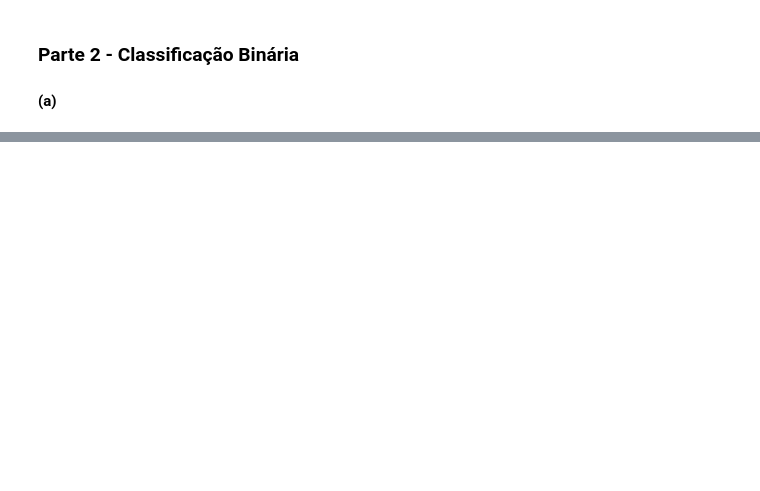
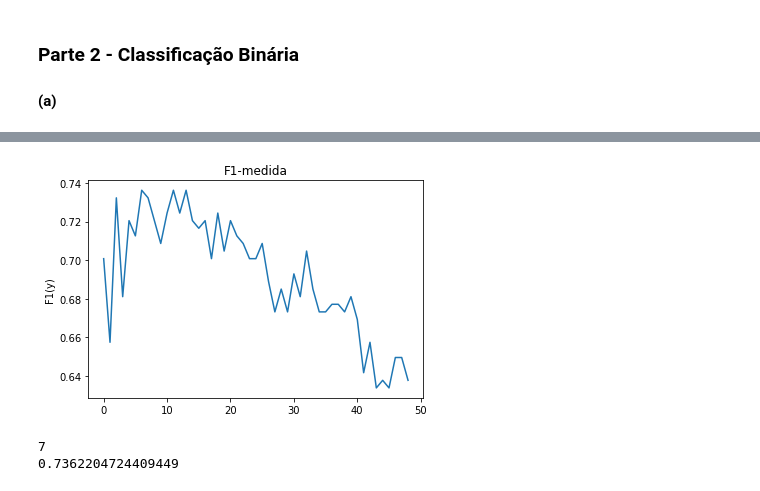
Before and after one commit to seoruosa/ia006_aprendizado-de-maquina_feec-unicamp, a Jupyter notebook: EFC/EFC2/Computacional.ipynb, the cells around one changed output, grey strips where cells are left out. Cells and saved outputs as stored; diff of their text form; code cells hidden in the pictures; blank space fills up the shorter version.

```diff
--- a/EFC/EFC2/Computacional.ipynb
+++ b/EFC/EFC2/Computacional.ipynb
@@ -134,9 +214,36 @@ f = plt.plot(F1)
 # %%
+from sklearn.preprocessing import scale
+from sklearn.neighbors import KNeighborsClassifier
 from sklearn.model_selection import train_test_split
+from sklearn.metrics import confusion_matrix, fbeta_score
+import matplotlib.pyplot as plt
+
+K_MAX = 50
 
 vehicle_data = pd.read_csv('dataset_vehicle.csv')
 X = vehicle_data[vehicle_data.columns.drop('Class')].values
 y = vehicle_data['Class'].values
 
 X_train, X_test, y_train, y_test = train_test_split(
-    X, y, test_size=0.3, stratify=y, random_state=42)
+    scale(X), y, test_size=0.3, stratify=y, random_state=42)
+
+F1_medida = []
+
+for k in range(1,K_MAX):
+    clf = KNeighborsClassifier(n_neighbors=k, algorithm='auto').fit(X_train,y_train)
+    cm_ = confusion_matrix(y_test, clf.predict(X_test))
+#     print("k: %d \n %s" % (k,cm_))
+    F1_medida.append(fbeta_score(y_test, clf.predict(X_test), average='micro', beta=0.5))
+# %%
+plt.figure()
+plt.ylabel('F1(y)')
+plt.title('F1-medida')
+f = plt.plot(F1_medida)
+plt.show()
+
+print(np.argmax(F1_medida)+1)
+print(np.max(F1_medida))
+# %% [output]
+[figure, added]
+7
+0.7362204724409449
```
Also changed, not shown: parts of 14 cells of this notebook.
